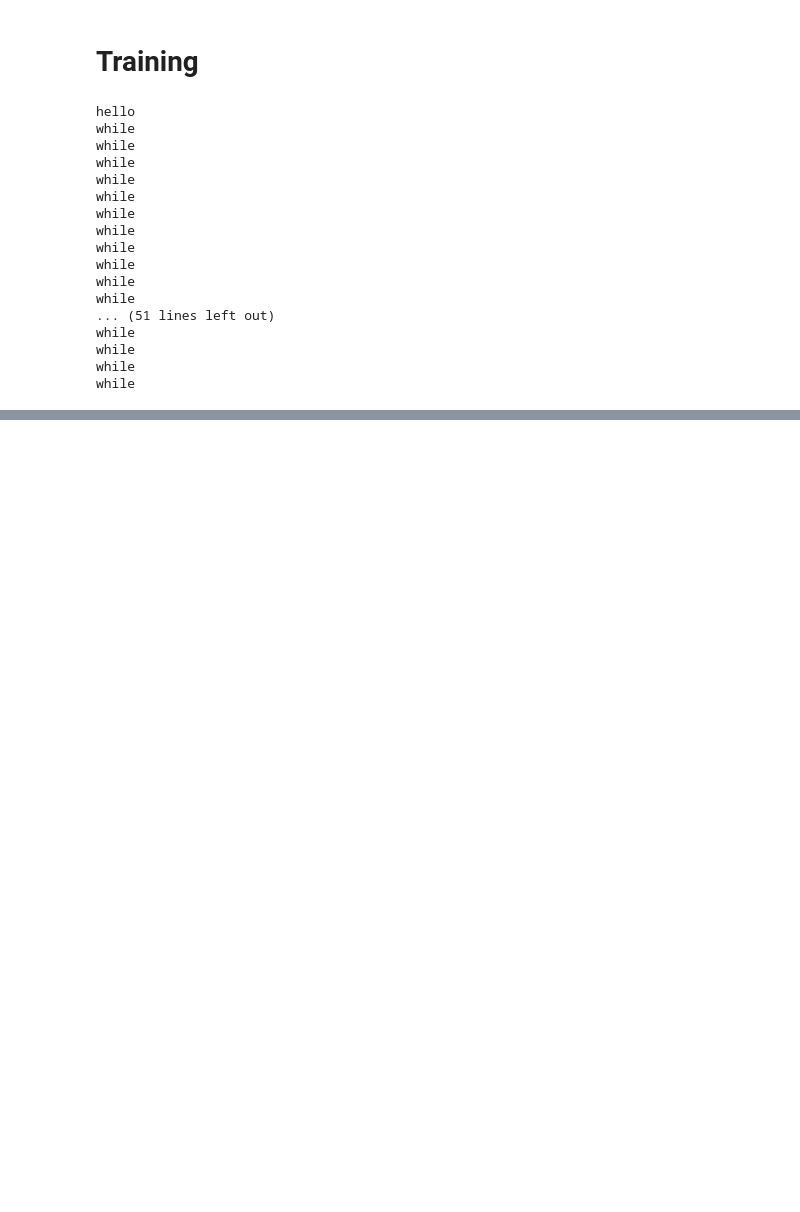
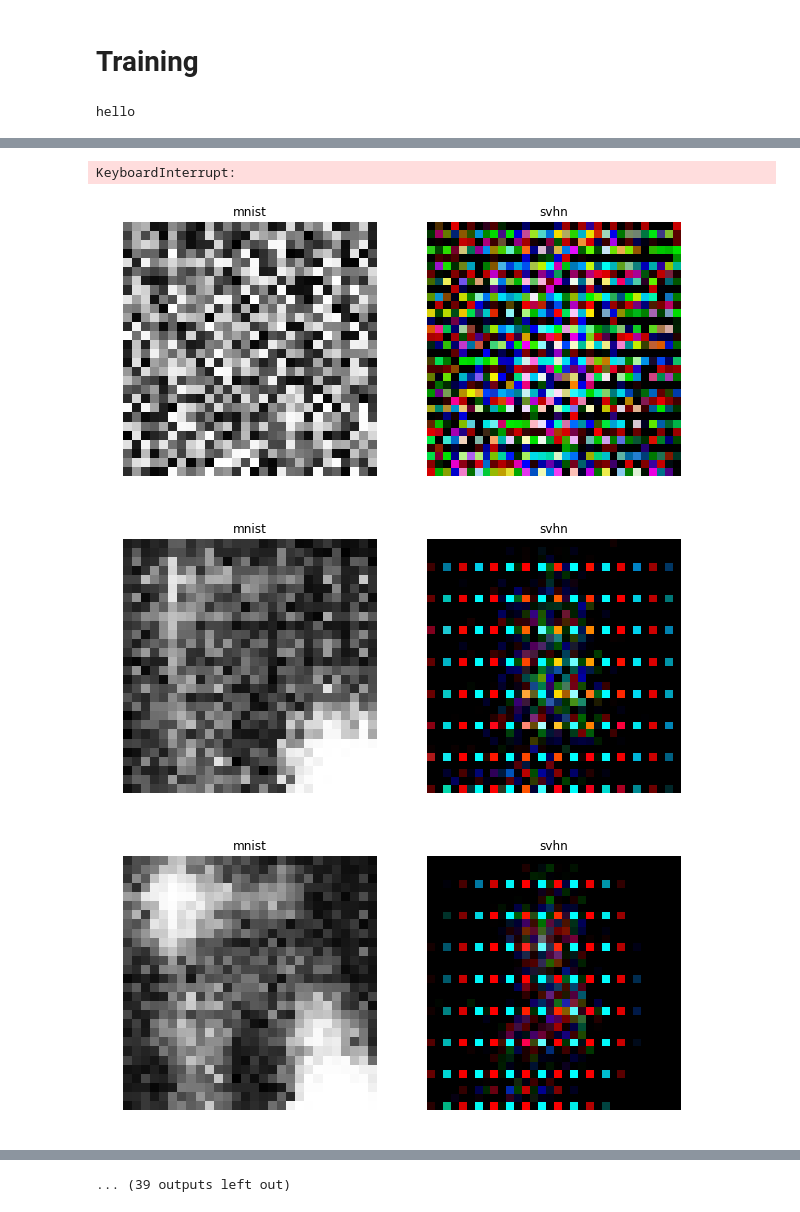
Before and after one commit to BarbaraButz/tf_group_40_final_project, a Jupyter notebook: tf_group_40_final_project.ipynb, the cells around one changed output, grey strips where cells are left out. Cells and saved outputs as stored; diff of their text form; code cells hidden in the pictures; blank space fills up the shorter version.

```diff
--- a/tf_group_40_final_project.ipynb
+++ b/tf_group_40_final_project.ipynb
@@ -457,7 +469,11 @@ learn_rate = 0.0002
 with tf.Session() as sess:
     sess.run(tf.global_variables_initializer())
     global_step = 0
-    #test_z = np.random.uniform(-1,1,[generated_images_n, z_dim])
+    #TODO: maybe change (e.g. random test images for visualisation)
+    #test_mnist = mnist_images[0:10,:,:,:]
+    #test_svhn = svhn_images[0:10,:,:,:]
+    test_mnist = mnist_images[0:1,:,:,:]
+    test_svhn = svhn_images[0:1,:,:,:]
 
     for cur_epoch in range(epoch_nr):
 
@@ -469,9 +485,9 @@ with tf.Session() as sess:
         print("hello")
         sess.run((training_init_op_mnist, training_init_op_svhn))
         while True:
-            print("while")
+            #print("while")
             try:
-                generated_svhn, generated_mnist = sess.run((svhn_generated, mnist_generated))
+                #TODO: update generator with 1 image and discriminator with image buffer
                 summaries, _, _, _, _, = sess.run((merged_summaries,
                                                  dy_training_step,
                                                  dx_training_step,
@@ -481,20 +497,35 @@ with tf.Session() as sess:
                                                      learning_rate: learn_rate
                                                  })
 
-                generated_mnist_img = generated_mnist[0, :, :, 0]
-                print(generated_svhn_img.shape)
-                generated_mnist_img = np.floor((generated_mnist_img + 1) * 0.5 * 255)
-                im = Image.fromarray(generated_mnist_img, mode="L")
-                #im = im.convert("L")
-                im.save("./images/mnist/{}_{}.png".format(global_step,i))
+                generated_svhn, generated_mnist = sess.run((svhn_generated, mnist_generated), feed_dict={svhn_real:test_svhn,
+                                                                                                        mnist_real:test_mnist})
+                if global_step % 100 == 0:
+                    generated_mnist_img = generated_mnist[0, :, :, 0]
+                    #print(generated_mnist_img.shape)
+                    #floored_mnist_img = np.floor((generated_mnist_img + 1) * 0.5 * 255)
+                    #im_mnist = Image.fromarray(floored_mnist_img, mode="L")
+                    #im = im.convert("L")
+                    #im_mnist.save("./images/mnist/{}.png".format(global_step))
 
-                generated_svhn_img = generated_svhn[0, :, :, 0:3]
-                print(generated_svhn_img.shape)
-                generated_svhn_img = np.floor((generated_svhn_img + 1) * 0.5 * 255)
-                im = Image.fromarray(generated_svhn_img, mode="RGB")
-                #im = im.convert("RGB")
-                im.save("./images/svhn/{}_{}.png".format(global_step,i))
+                    generated_svhn_img = generated_svhn[0, :, :, 0:3]
+                    #print(generated_svhn_img.shape)
+                    #floored_svhn_img = np.floor((generated_svhn_img + 1) * 0.5 * 255)
+                    #im_svhn = Image.fromarray(floored_svhn_img, mode="RGB")
+                    #im = im.convert("RGB")
+                    #im_svhn.save("./images/svhn/{}.png".format(global_step))
 
+                    fig, ax = plt.subplots(1,2,figsize=(10,10))
+                    ax[0].imshow(generated_mnist_img, cmap="gray")
+                    ax[0].axis('off')
+                    ax[0].set_title("mnist")
+
+                    ax[1].imshow(generated_svhn_img)
+                    ax[1].axis('off')
+                    ax[1].set_title("svhn")
+
+                    #ax[1].imshow(generated_svhn_img)
+                    #ax[1].axis('off')
+                   # ax[1].set_title("svhn")
 
                 #test_images = sess.run((generated_images), feed_dict={z:test_z})
                 #if global_step % 100 == 0:
@@ -510,19 +541,3 @@ with tf.Session() as sess:
                 break
 # %% [output]
 hello
-while
-while
-while
-while
-while
-while
-while
-while
-while
-while
-while
-... (51 lines left out)
-while
-while
-while
-while
@@ -529,0 +561,4 @@ KeyboardInterrupt:
+KeyboardInterrupt:
+[figure, added]
+[figure, added]
+[figure, added]
@@ -530,2 +571,3 @@ KeyboardInterrupt:
+... (39 outputs left out)
 # %%
 print("no crash - yay")
```
Also changed, not shown: parts of 9 cells of this notebook.
